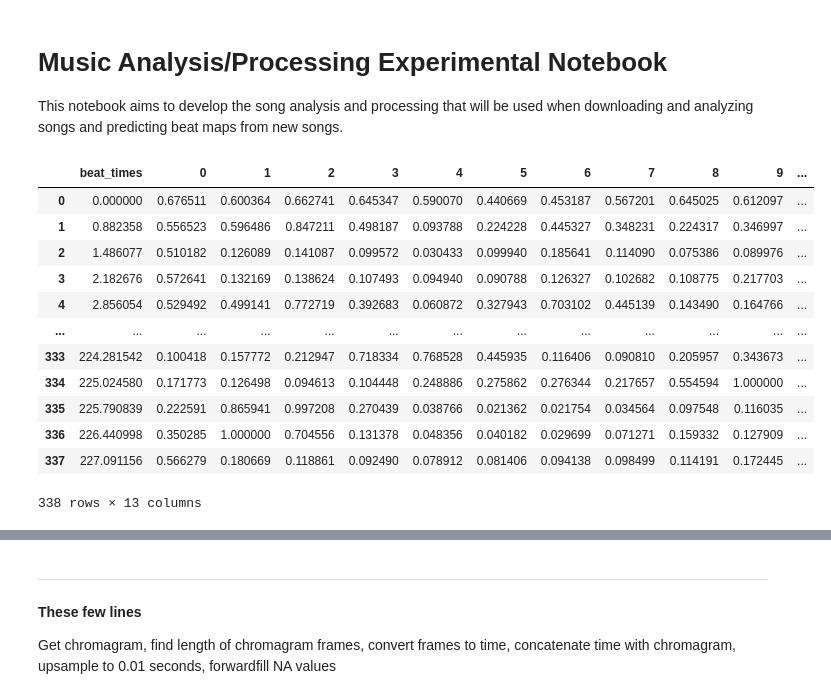
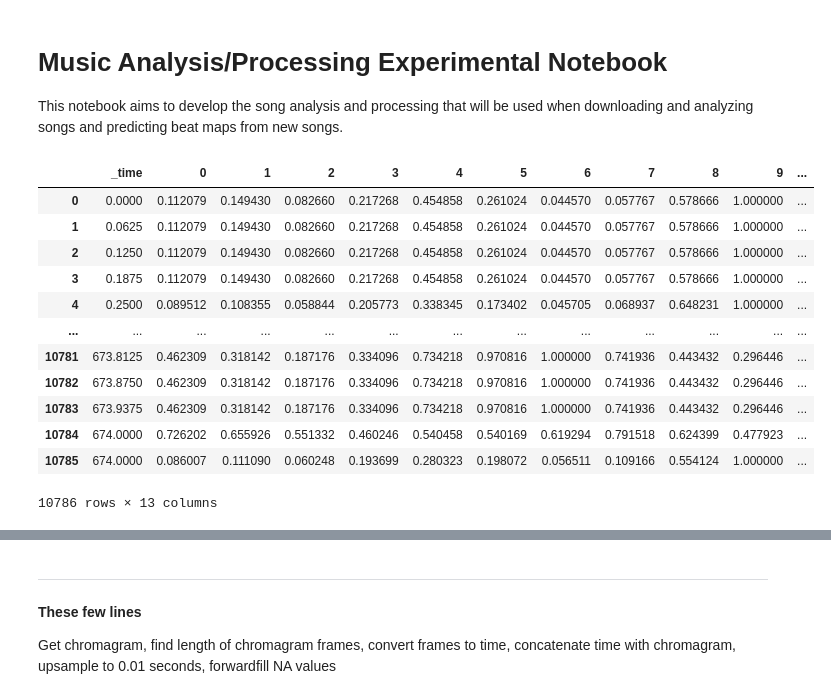
Before and after one commit to wvsharber/BeatMapSynthesizer, a Jupyter notebook: Music_analysis.ipynb, the cells around one changed output, grey strips where cells are left out. Drawn from its saved outputs; the diff is of its cells as text; code cells hidden in the pictures.

Commit message:
add sixteenth beat chroma function

```diff
--- a/Music_analysis.ipynb
+++ b/Music_analysis.ipynb
@@ -59,18 +123,16 @@ def beat_and_chroma_features(song_path):
 # %%
-t, df = beat_and_chroma_features('song.egg')
+beat_number_and_chroma('song.egg')
+# %% [output]
+|  | _time | 0 | 1 | 2 | 3 | 4 | 5 | 6 | 7 | 8 | 9 | ... |
+| 0 | 0.0000 | 0.112079 | 0.149430 | 0.082660 | 0.217268 | 0.454858 | 0.261024 | 0.044570 | 0.057767 | 0.578666 | 1.000000 | ... |
+| 1 | 0.0625 | 0.112079 | 0.149430 | 0.082660 | 0.217268 | 0.454858 | 0.261024 | 0.044570 | 0.057767 | 0.578666 | 1.000000 | ... |
+| 2 | 0.1250 | 0.112079 | 0.149430 | 0.082660 | 0.217268 | 0.454858 | 0.261024 | 0.044570 | 0.057767 | 0.578666 | 1.000000 | ... |
+| 3 | 0.1875 | 0.112079 | 0.149430 | 0.082660 | 0.217268 | 0.454858 | 0.261024 | 0.044570 | 0.057767 | 0.578666 | 1.000000 | ... |
+| 4 | 0.2500 | 0.089512 | 0.108355 | 0.058844 | 0.205773 | 0.338345 | 0.173402 | 0.045705 | 0.068937 | 0.648231 | 1.000000 | ... |
+| ... | ... | ... | ... | ... | ... | ... | ... | ... | ... | ... | ... | ... |
+| 10781 | 673.8125 | 0.462309 | 0.318142 | 0.187176 | 0.334096 | 0.734218 | 0.970816 | 1.000000 | 0.741936 | 0.443432 | 0.296446 | ... |
+| 10782 | 673.8750 | 0.462309 | 0.318142 | 0.187176 | 0.334096 | 0.734218 | 0.970816 | 1.000000 | 0.741936 | 0.443432 | 0.296446 | ... |
+| 10783 | 673.9375 | 0.462309 | 0.318142 | 0.187176 | 0.334096 | 0.734218 | 0.970816 | 1.000000 | 0.741936 | 0.443432 | 0.296446 | ... |
+| 10784 | 674.0000 | 0.726202 | 0.655926 | 0.551332 | 0.460246 | 0.540458 | 0.540169 | 0.619294 | 0.791518 | 0.624399 | 0.477923 | ... |
+| 10785 | 674.0000 | 0.086007 | 0.111090 | 0.060248 | 0.193699 | 0.280323 | 0.198072 | 0.056511 | 0.109166 | 0.554124 | 1.000000 | ... |
+10786 rows × 13 columns
-# %%
-df
-# %% [output]
-|  | beat_times | 0 | 1 | 2 | 3 | 4 | 5 | 6 | 7 | 8 | 9 | ... |
-| 0 | 0.000000 | 0.676511 | 0.600364 | 0.662741 | 0.645347 | 0.590070 | 0.440669 | 0.453187 | 0.567201 | 0.645025 | 0.612097 | ... |
-| 1 | 0.882358 | 0.556523 | 0.596486 | 0.847211 | 0.498187 | 0.093788 | 0.224228 | 0.445327 | 0.348231 | 0.224317 | 0.346997 | ... |
-| 2 | 1.486077 | 0.510182 | 0.126089 | 0.141087 | 0.099572 | 0.030433 | 0.099940 | 0.185641 | 0.114090 | 0.075386 | 0.089976 | ... |
-| 3 | 2.182676 | 0.572641 | 0.132169 | 0.138624 | 0.107493 | 0.094940 | 0.090788 | 0.126327 | 0.102682 | 0.108775 | 0.217703 | ... |
-| 4 | 2.856054 | 0.529492 | 0.499141 | 0.772719 | 0.392683 | 0.060872 | 0.327943 | 0.703102 | 0.445139 | 0.143490 | 0.164766 | ... |
-| ... | ... | ... | ... | ... | ... | ... | ... | ... | ... | ... | ... | ... |
-| 333 | 224.281542 | 0.100418 | 0.157772 | 0.212947 | 0.718334 | 0.768528 | 0.445935 | 0.116406 | 0.090810 | 0.205957 | 0.343673 | ... |
-| 334 | 225.024580 | 0.171773 | 0.126498 | 0.094613 | 0.104448 | 0.248886 | 0.275862 | 0.276344 | 0.217657 | 0.554594 | 1.000000 | ... |
-| 335 | 225.790839 | 0.222591 | 0.865941 | 0.997208 | 0.270439 | 0.038766 | 0.021362 | 0.021754 | 0.034564 | 0.097548 | 0.116035 | ... |
-| 336 | 226.440998 | 0.350285 | 1.000000 | 0.704556 | 0.131378 | 0.048356 | 0.040182 | 0.029699 | 0.071271 | 0.159332 | 0.127909 | ... |
-| 337 | 227.091156 | 0.566279 | 0.180669 | 0.118861 | 0.092490 | 0.078912 | 0.081406 | 0.094138 | 0.098499 | 0.114191 | 0.172445 | ... |
-338 rows × 13 columns
```
Also changed, not shown: parts of 20 cells of this notebook, 1 other file.
